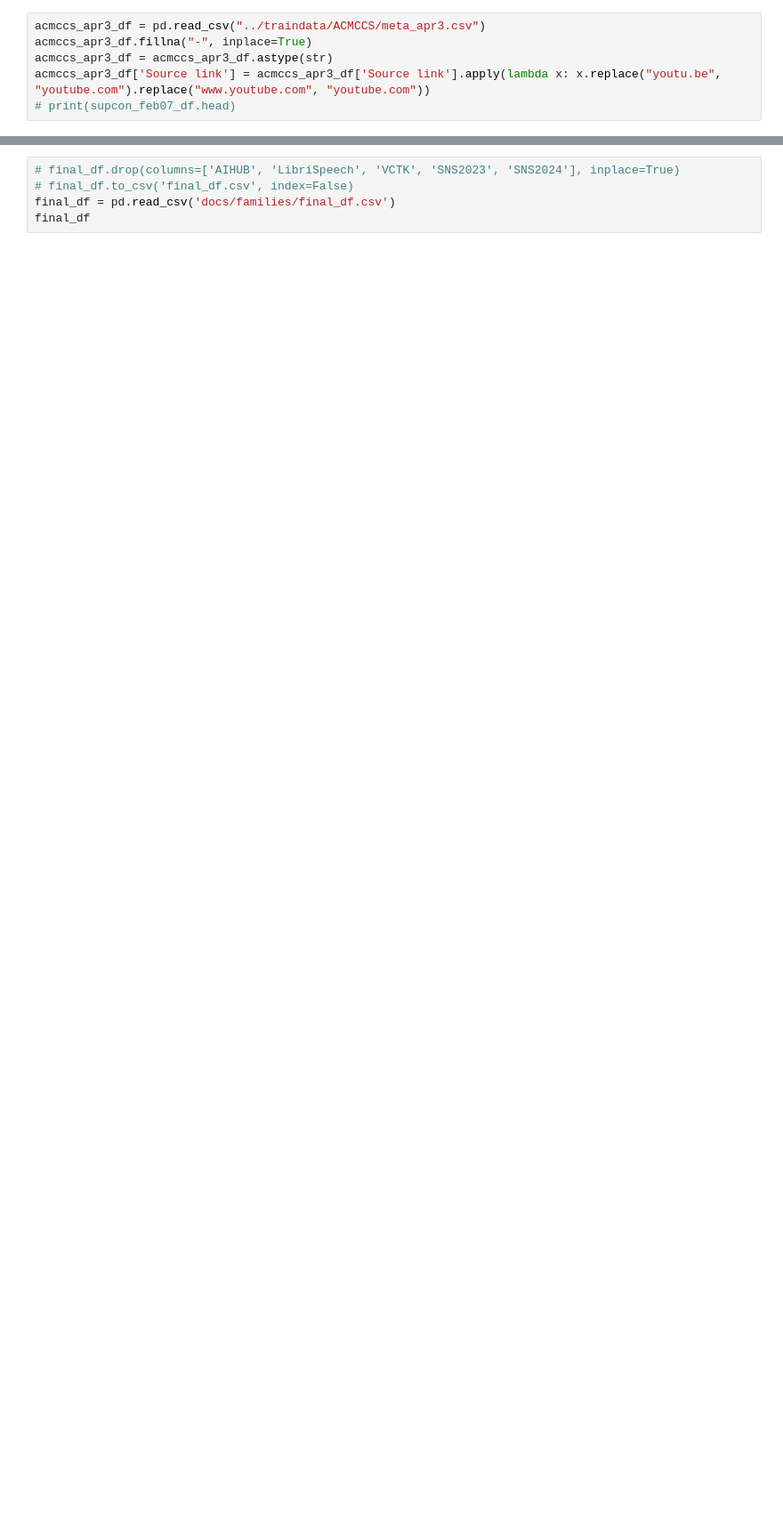
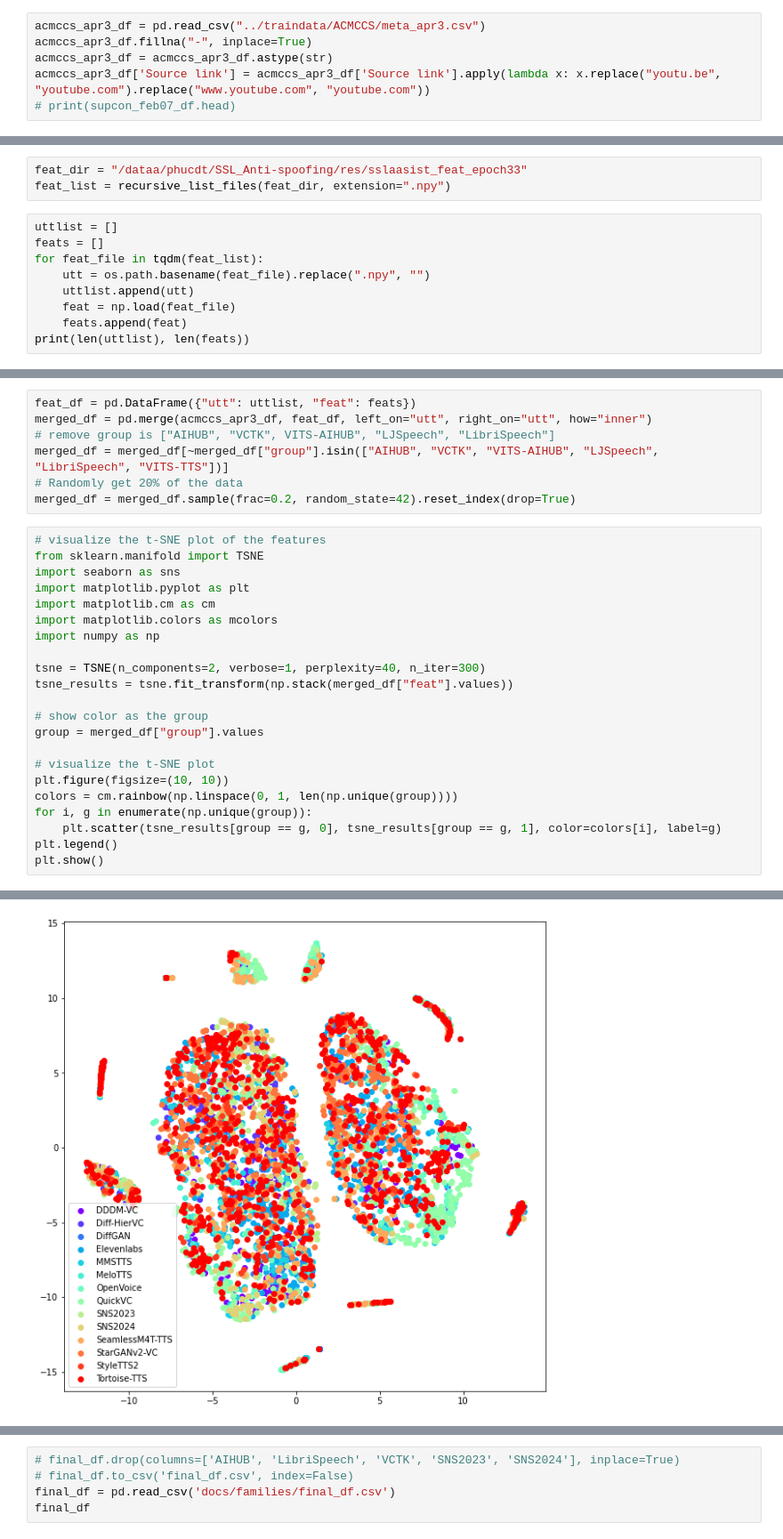
Before and after one commit to josebeo2016/vocodetect, a Jupyter notebook: Supcon-voco/families.ipynb, the cells around one changed output, grey strips where cells are left out. Shown at 89% size. Cells and saved outputs as stored; diff of their text form; blank space fills up the shorter version.

Commit message:
family result

```diff
--- a/Supcon-voco/families.ipynb
+++ b/Supcon-voco/families.ipynb
@@ -30,0 +58,12 @@ array(['AIHUB', 'LibriSpeech', 'VCTK', 'Elevenlabs', 'DDDM-VC', 'MeloTTS',
+# %%
+feat_dir = "/dataa/phucdt/SSL_Anti-spoofing/res/sslaasist_feat_epoch33"
+feat_list = recursive_list_files(feat_dir, extension=".npy")
+# %%
+uttlist = []
+feats = []
+for feat_file in tqdm(feat_list):
+    utt = os.path.basename(feat_file).replace(".npy", "")
+    uttlist.append(utt)
+    feat = np.load(feat_file)
+    feats.append(feat)
+print(len(uttlist), len(feats))
@@ -30,0 +72,30 @@ array(['AIHUB', 'LibriSpeech', 'VCTK', 'Elevenlabs', 'DDDM-VC', 'MeloTTS',
+# %%
+feat_df = pd.DataFrame({"utt": uttlist, "feat": feats})
+merged_df = pd.merge(acmccs_apr3_df, feat_df, left_on="utt", right_on="utt", how="inner")
+# remove group is ["AIHUB", "VCTK", VITS-AIHUB", "LJSpeech", "LibriSpeech"]
+merged_df = merged_df[~merged_df["group"].isin(["AIHUB", "VCTK", "VITS-AIHUB", "LJSpeech", "LibriSpeech", "VITS-TTS"])]
+# Randomly get 20% of the data
+merged_df = merged_df.sample(frac=0.2, random_state=42).reset_index(drop=True)
+# %%
+# visualize the t-SNE plot of the features
+from sklearn.manifold import TSNE
+import seaborn as sns
+import matplotlib.pyplot as plt
+import matplotlib.cm as cm
+import matplotlib.colors as mcolors
+import numpy as np
+
+tsne = TSNE(n_components=2, verbose=1, perplexity=40, n_iter=300)
+tsne_results = tsne.fit_transform(np.stack(merged_df["feat"].values))
+
+# show color as the group
+group = merged_df["group"].values
+
+# visualize the t-SNE plot
+plt.figure(figsize=(10, 10))
+colors = cm.rainbow(np.linspace(0, 1, len(np.unique(group))))
+for i, g in enumerate(np.unique(group)):
+    plt.scatter(tsne_results[group == g, 0], tsne_results[group == g, 1], color=colors[i], label=g)
+plt.legend()
+plt.show()
+# %% [output]
@@ -30,0 +114 @@ array(['AIHUB', 'LibriSpeech', 'VCTK', 'Elevenlabs', 'DDDM-VC', 'MeloTTS',
+[figure, added]
```
Also changed, not shown: parts of 30 cells of this notebook.
